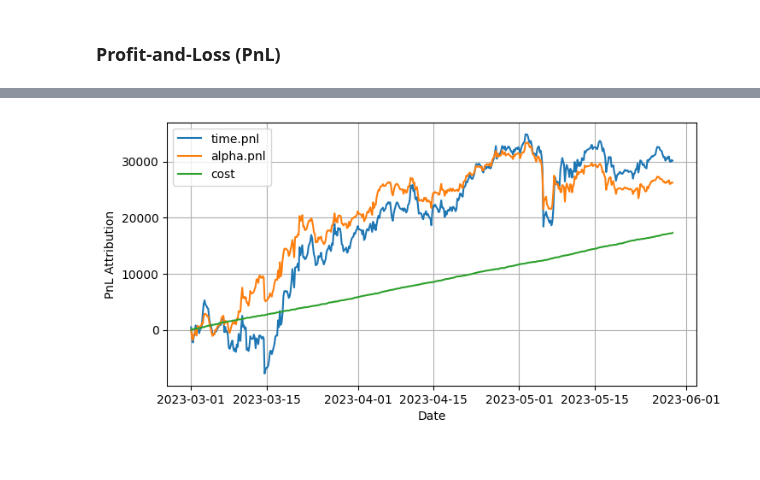
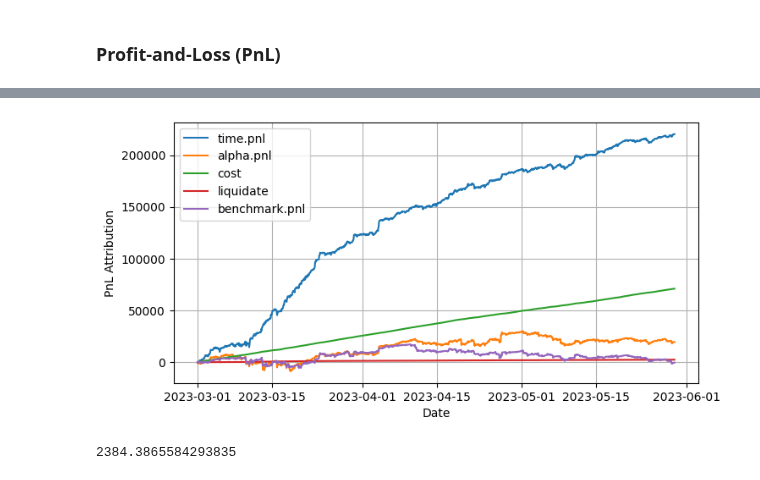
Before and after one commit to JiaRuiming-1/AI-Trading, a Jupyter notebook: alpha_factor/Backtest_BitCon.ipynb, the cells around one changed output, grey strips where cells are left out. Cells and saved outputs as stored; diff of their text form; code cells hidden in the pictures.

```diff
--- a/alpha_factor/Backtest_BitCon.ipynb
+++ b/alpha_factor/Backtest_BitCon.ipynb
@@ -394,5 +369,5 @@ Timestamp('2023-03-01 04:00:00')
 # %%
-oh_obj = OptimalHoldings(aversion=aversion, weights_max=0.3, weights_min=-0.3, lambda_reg=.3)
+oh_obj = OptimalHoldings(aversion=aversion, weights_max=0.4, weights_min=-0.4, lambda_reg=.3)
 for dt in tqdm(calendar, desc='optimized holding...'):
     # fill yesterday holding
     obj_df = alpha_df.loc[alpha_df.index.get_level_values(0)==dt]
@@ -477,8 +452,10 @@ pd.Series(all_positions, index=calendar).plot()
 # %%
 holding_money = 1e5
 for i in positions.keys():
-    #positions[i]['h_opt'] = np.where(positions[i]['h_opt'].abs() < 0.1, 0, positions[i]['h_opt'])
-    #positions[i]['h_privious'] = np.where(positions[i]['h_privious'].abs() < 0.1, 0, positions[i]['h_privious'])
+    change_sr = (positions[i]['h_opt'] - positions[i]['h_privious']).abs()
+    positions[i]['h_opt'] = np.where(change_sr <= 0.01,
+                                     positions[i]['h_privious'], positions[i]['h_opt'])
+
     positions[i]['h_opt'] = positions[i]['h_opt'] * holding_money
     positions[i]['h_privious'] = positions[i]['h_privious'] * holding_money
 # %%
@@ -564,14 +546,14 @@ alpha_exposure_df = pd.DataFrame()
 alpha_exposures = {}
 for ii, dt in enumerate(calendar):
     alpha_df_i = alpha_df_.loc[alpha_df_.trade_date==dt][['trade_date','ts_code',
-                            'alpha_019', 'alpha_t4', 'alpha_075', 'alpha_combine', 'returns_2']]
+                            'alpha_cci', 'alpha_rsi', 'alpha_wt', 'returns_2']]
     h_opt_i = h_privious_list[ii]
     B_alpha = get_B_alpha(alpha_df_i)
 
-    B_alpha = B_alpha * [[0., 0., 1., 0.]]
+    B_alpha = B_alpha * [[1., 0., 0.]]
     #alpha_exposure = pd.Series(np.matmul(B_alpha.transpose(), h_opt_i), index=colnames(B_alpha))
     alpha_exposure = pd.Series(np.matmul(B_alpha.transpose(), h_opt_i), index=[
-                    'alpha_019', 'alpha_t4', 'alpha_075', 'alpha_combine'])
+                    'alpha_cci', 'alpha_rsi', 'alpha_wt'])
     alpha_exposures[dt] = alpha_exposure
     alpha_exposure_df = pd.concat([alpha_exposure_df,alpha_exposure], axis=1)
 
@@ -619,0 +597,3 @@ all_factors
+# %%
+benchmark_return = all_factors.loc[all_factors.ts_code=='BTCUSDT']
+benchmark_return.tail()
@@ -631,28 +619,35 @@ def build_pnl_attribution():
     df = pd.DataFrame(index = all_factors['trade_date'].unique()).iloc[:-2,:]
     calendar = all_factors.trade_date.unique()
     counter = range(len(calendar))
+    stop_loss_holding = []
     for ii, dt, time_i in zip(counter,calendar, df.index):
         # holding frame
         p = positions[time_i]
         # alpha f
-        fr = facret[time_i].loc[['alpha_019', 'alpha_t4', 'alpha_075', 'alpha_combine']]
+        fr = facret[time_i].loc[['alpha_cci', 'alpha_rsi', 'alpha_wt']]
         # risk f
         rr = variance_all[time_i][2]
         row_universe = all_factors.loc[all_factors.trade_date==dt]
         mf = p[['h_privious', 'h_opt']].merge(row_universe[['ts_code', 'returns_2']], how = 'left', on = "ts_code")
         #mf['returns_2'] = wins(mf['returns_2'], -0.05, 0.05)
+        liquidate_position = mf.loc[(mf['returns_2'] * np.sign(mf['h_opt']))<-0.02]['h_opt'].abs().sum()
+        mf['returns_2'] = np.where((mf['returns_2'] * np.sign(mf['h_opt']))<-0.02, -0.02, mf['returns_2'])
         df.at[time_i,"time.pnl"] = np.sum(mf['h_opt'] * mf['returns_2'])
         df.at[time_i,"alpha.pnl"] = partial_dot_product(fr, alpha_exposures[dt])
         #df.at[time_i,"risk.pnl"] = partial_dot_product(rr, risk_exposures[time_i])
         #df.at[time_i,"risk.pnl"] = np.sum(rr.values * risk_exposures[dt].values)/(-1)
         df.at[time_i,"cost"] = transaction_costs[ii]
-        #df.at[time_i,"benchmark.pnl"] = positions[dt]['h_opt'].sum() * \
-                            #benchmark_return.loc[benchmark_return.trade_date==dt]['log-ret'].values[0]
+        if liquidate_position>0:
+            df.at[time_i,"liquidate"] = liquidate_position * 5e-4
+        else:
+            df.at[time_i,"liquidate"] = 0
+        df.at[time_i,"benchmark.pnl"] = positions[time_i]['h_opt'].sum() * \
+                            benchmark_return.loc[benchmark_return.index==dt]['returns_2'].values[0]
 
     print(time_i)
-    return df
+    return stop_loss_holding, df
 
-attr = build_pnl_attribution()
+stop_loss, attr = build_pnl_attribution()
 plt.grid(True)
 for column in attr.columns:
     plt.plot(attr[column].cumsum(), label=column)
@@ -665,4 +660,9 @@ plt.show()
-[figure, old version]
+[figure, new version]
+# %%
+# 回撤手续费
+attr['liquidate'].cumsum()[-1]
+# %% [output]
+2384.3865584293835
 # %%
 # 总收益
 attr['time.pnl'].sum()
```
Also changed, not shown: parts of 47 cells of this notebook, 1 other file.
